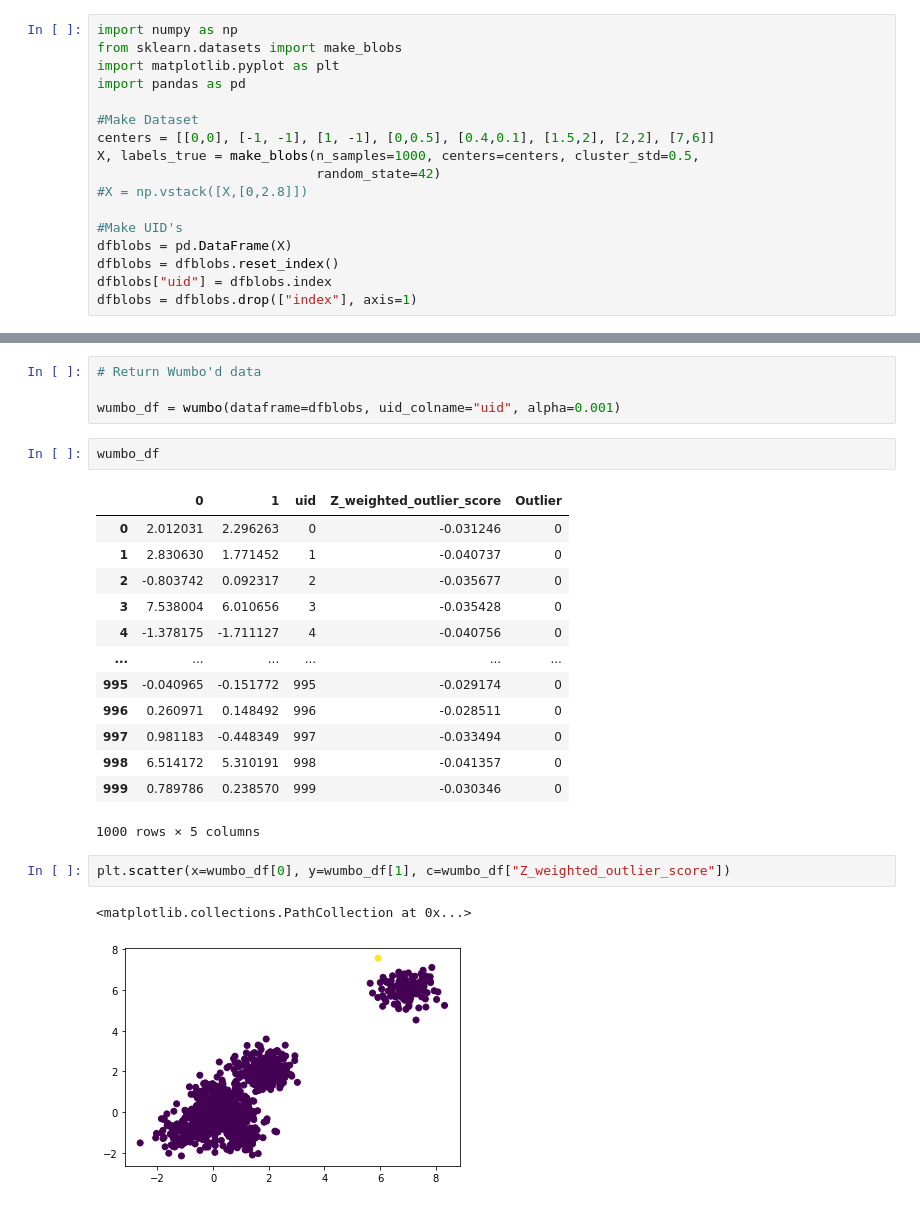
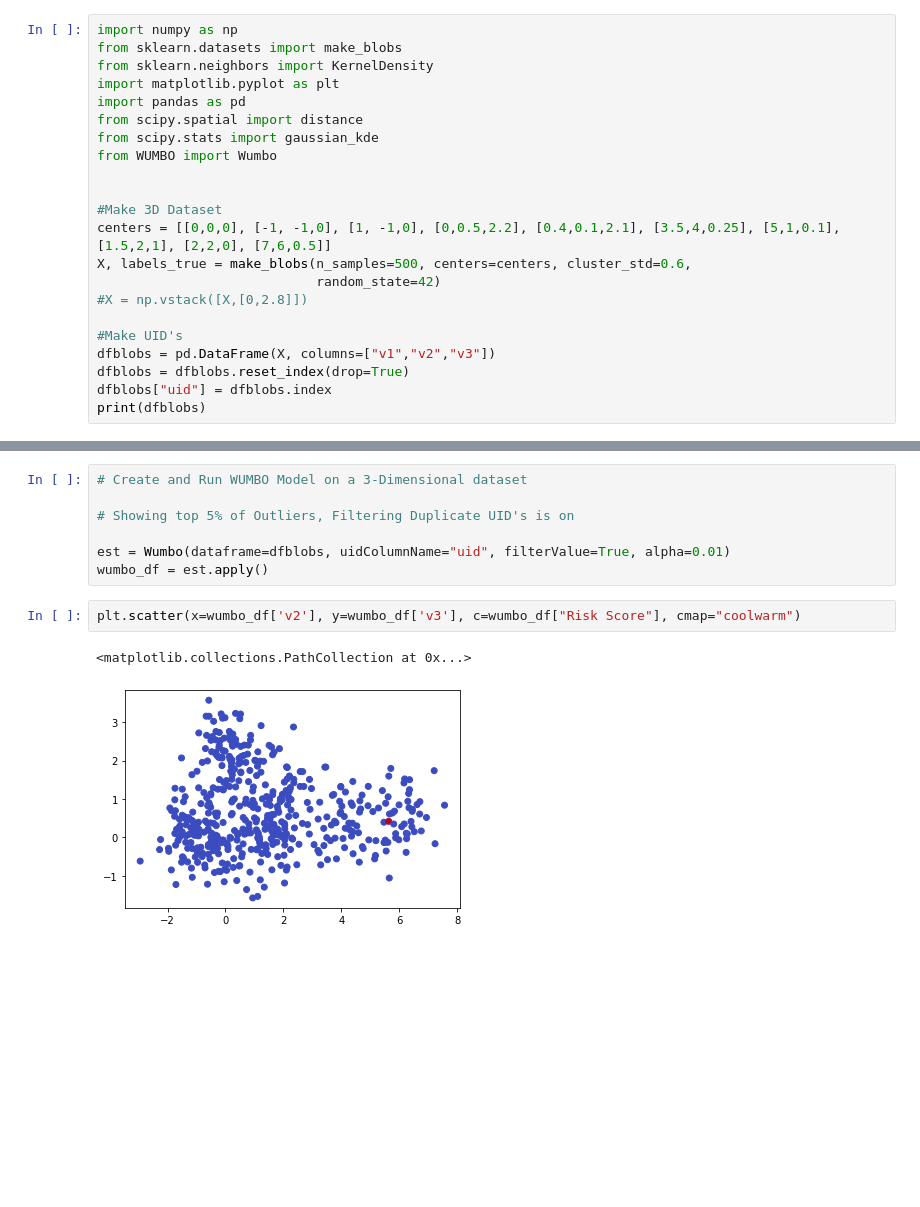
Before and after one commit to tylerwilliams1010/Wumbology, a Jupyter notebook: WUMBOLOGY.ipynb, the cells around one changed output, grey strips where cells are left out. Saved outputs shown, nothing was run; the diff lists cells and outputs as text; blank space fills up the shorter version.

```diff
--- a/WUMBOLOGY.ipynb
+++ b/WUMBOLOGY.ipynb
@@ -8,17 +3,22 @@ import pandas as pd
 # %%
 import numpy as np
 from sklearn.datasets import make_blobs
+from sklearn.neighbors import KernelDensity
 import matplotlib.pyplot as plt
 import pandas as pd
+from scipy.spatial import distance
+from scipy.stats import gaussian_kde
+from WUMBO import Wumbo
 
-#Make Dataset
-centers = [[0,0], [-1, -1], [1, -1], [0,0.5], [0.4,0.1], [1.5,2], [2,2], [7,6]]
-X, labels_true = make_blobs(n_samples=1000, centers=centers, cluster_std=0.5,
+
+#Make 3D Dataset
+centers = [[0,0,0], [-1, -1,0], [1, -1,0], [0,0.5,2.2], [0.4,0.1,2.1], [3.5,4,0.25], [5,1,0.1], [1.5,2,1], [2,2,0], [7,6,0.5]]
+X, labels_true = make_blobs(n_samples=500, centers=centers, cluster_std=0.6,
                             random_state=42)
 #X = np.vstack([X,[0,2.8]])
 
 #Make UID's
-dfblobs = pd.DataFrame(X)
-dfblobs = dfblobs.reset_index()
+dfblobs = pd.DataFrame(X, columns=["v1","v2","v3"])
+dfblobs = dfblobs.reset_index(drop=True)
 dfblobs["uid"] = dfblobs.index
-dfblobs = dfblobs.drop(["index"], axis=1)
+print(dfblobs)
@@ -151,25 +40,12 @@ def wumbo(dataframe, uid_colname, alpha=0.01):
-# %%
-# Return Wumbo'd data
-
-wumbo_df = wumbo(dataframe=dfblobs, uid_colname="uid", alpha=0.001)
-# %%
-wumbo_df
-# %% [output]
-|  | 0 | 1 | uid | Z_weighted_outlier_score | Outlier |
-| 0 | 2.012031 | 2.296263 | 0 | -0.031246 | 0 |
-| 1 | 2.830630 | 1.771452 | 1 | -0.040737 | 0 |
-| 2 | -0.803742 | 0.092317 | 2 | -0.035677 | 0 |
-| 3 | 7.538004 | 6.010656 | 3 | -0.035428 | 0 |
-| 4 | -1.378175 | -1.711127 | 4 | -0.040756 | 0 |
-| ... | ... | ... | ... | ... | ... |
-| 995 | -0.040965 | -0.151772 | 995 | -0.029174 | 0 |
-| 996 | 0.260971 | 0.148492 | 996 | -0.028511 | 0 |
-| 997 | 0.981183 | -0.448349 | 997 | -0.033494 | 0 |
-| 998 | 6.514172 | 5.310191 | 998 | -0.041357 | 0 |
-| 999 | 0.789786 | 0.238570 | 999 | -0.030346 | 0 |
-1000 rows × 5 columns
+# %%
+# Create and Run WUMBO Model on a 3-Dimensional dataset
+
+# Showing top 5% of Outliers, Filtering Duplicate UID's is on
+
+est = Wumbo(dataframe=dfblobs, uidColumnName="uid", filterValue=True, alpha=0.01)
+wumbo_df = est.apply()
 # %%
-plt.scatter(x=wumbo_df[0], y=wumbo_df[1], c=wumbo_df["Z_weighted_outlier_score"])
+plt.scatter(x=wumbo_df['v2'], y=wumbo_df['v3'], c=wumbo_df["Risk Score"], cmap="coolwarm")
 # %% [output]
 <matplotlib.collections.PathCollection at 0x...>
-[figure, old version]
+[figure, new version]
```
Also changed, not shown: parts of 14 cells of this notebook.
